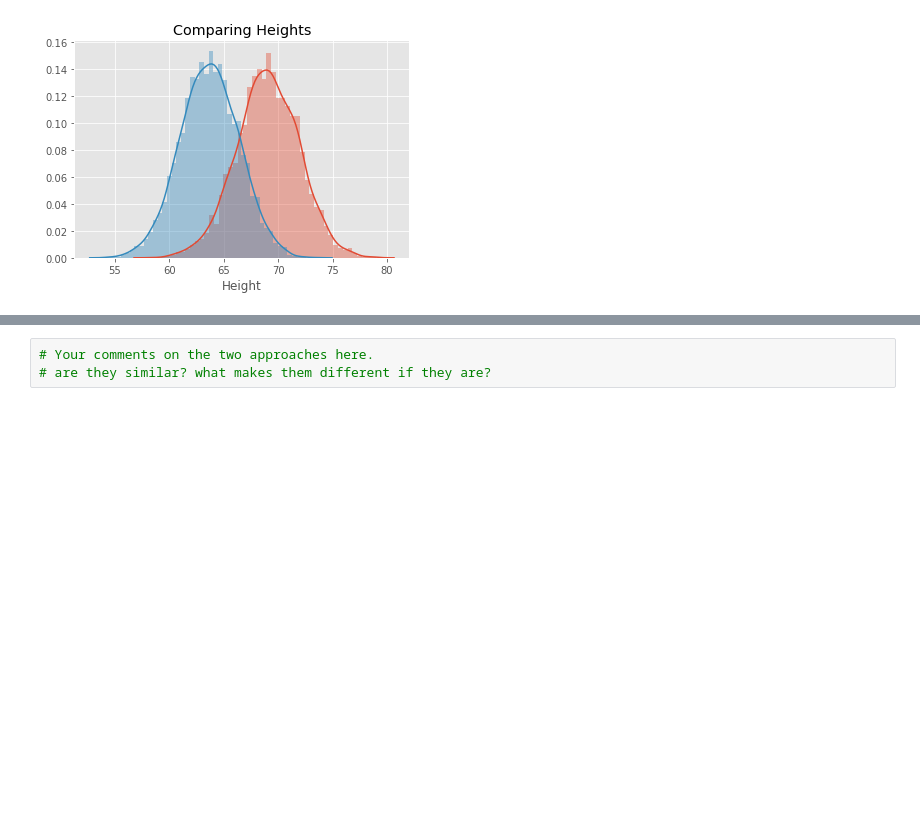
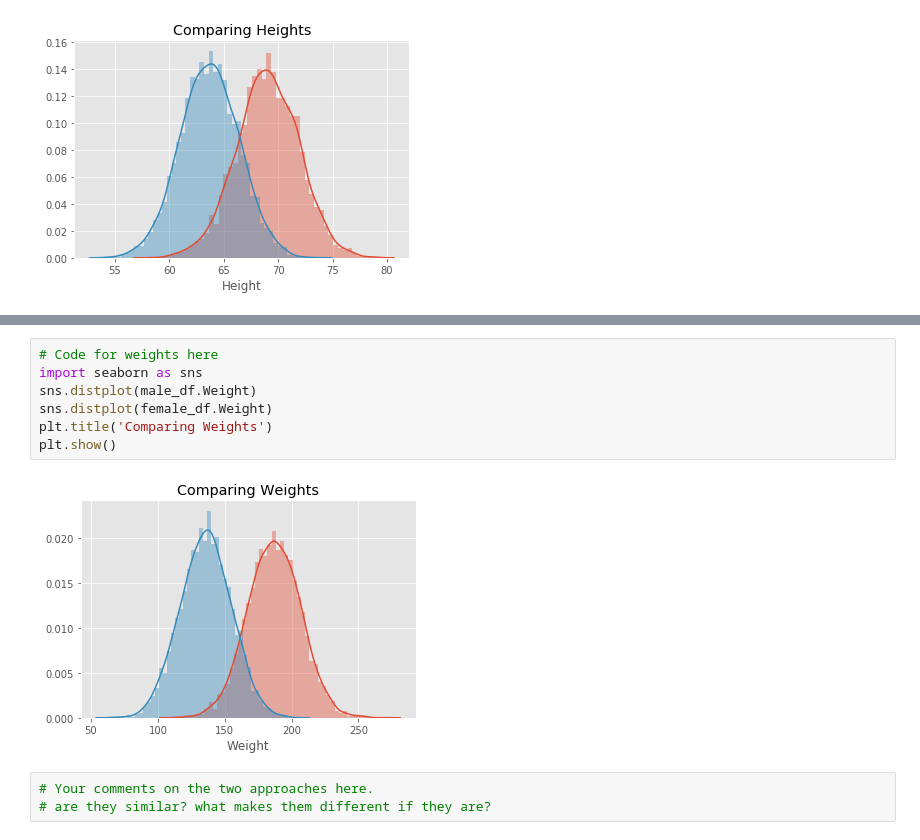
Before and after one commit to amdrexler23/probability-density-functions-lab-nyc-ds-021720, a Jupyter notebook: index.ipynb, the cells around one changed output, grey strips where cells are left out. Saved outputs shown, nothing was run; the diff lists cells and outputs as text; blank space fills up the shorter version.

```diff
--- a/index.ipynb
+++ b/index.ipynb
@@ -177,3 +173,12 @@ plt.show()
+# %%
+# Code for weights here
+import seaborn as sns
+sns.distplot(male_df.Weight)
+sns.distplot(female_df.Weight)
+plt.title('Comparing Weights')
+plt.show()
+# %% [output]
+[figure, added]
 # %%
 # Your comments on the two approaches here.
 # are they similar? what makes them different if they are?
```
Also changed, not shown: parts of 1 cell of this notebook.
